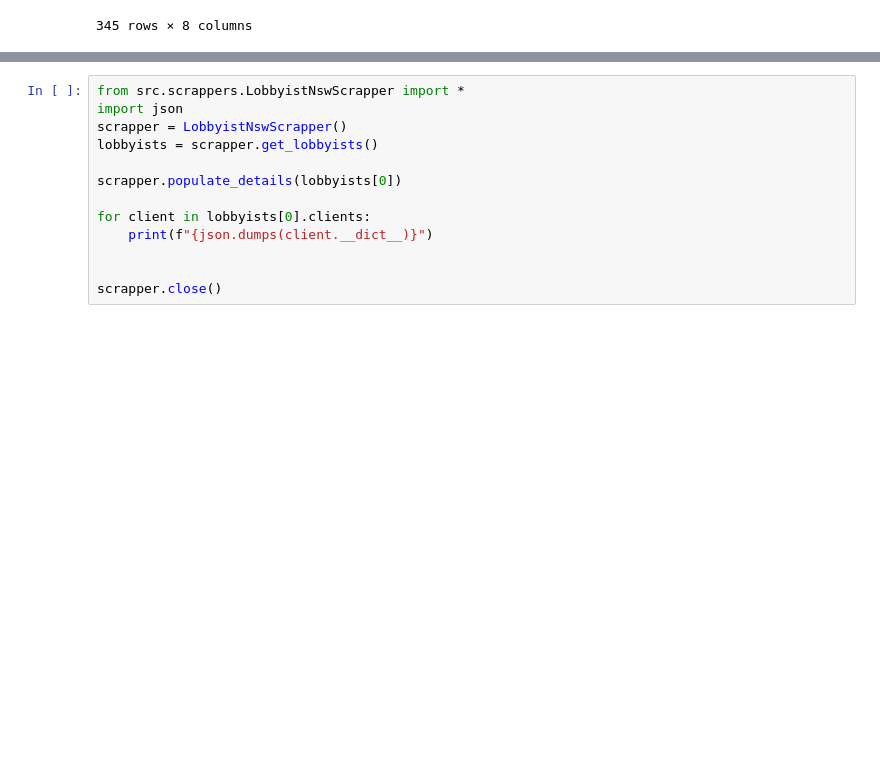
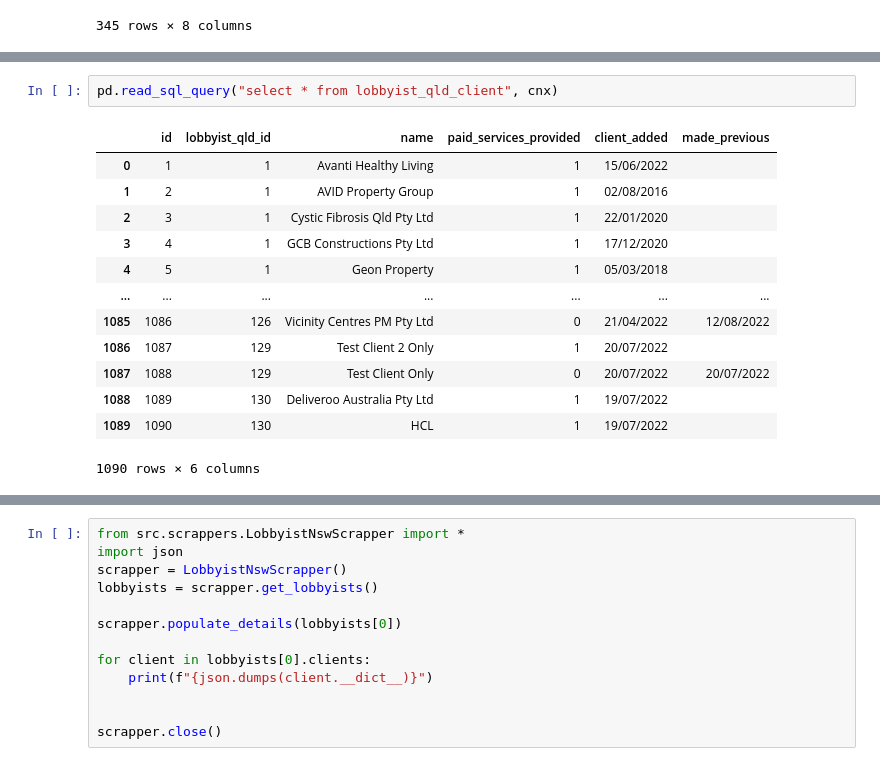
Before and after one commit to sjeruto/ARDC-Project, a Jupyter notebook: notebooks/mg_workbook.ipynb, the cells around one changed output, grey strips where cells are left out. Cells and saved outputs as stored; diff of their text form; blank space fills up the shorter version.

```diff
--- a/notebooks/mg_workbook.ipynb
+++ b/notebooks/mg_workbook.ipynb
@@ -91,0 +124,16 @@ pd.read_sql_query("select * from lobbyist_nsw_owner", cnx)
+# %%
+pd.read_sql_query("select * from lobbyist_qld_client", cnx)
+# %% [output]
+|  | id | lobbyist_qld_id | name | paid_services_provided | client_added | made_previous |
+| 0 | 1 | 1 | Avanti Healthy Living | 1 | 15/06/2022 |  |
+| 1 | 2 | 1 | AVID Property Group | 1 | 02/08/2016 |  |
+| 2 | 3 | 1 | Cystic Fibrosis Qld Pty Ltd | 1 | 22/01/2020 |  |
+| 3 | 4 | 1 | GCB Constructions Pty Ltd | 1 | 17/12/2020 |  |
+| 4 | 5 | 1 | Geon Property | 1 | 05/03/2018 |  |
+| ... | ... | ... | ... | ... | ... | ... |
+| 1085 | 1086 | 126 | Vicinity Centres PM Pty Ltd | 0 | 21/04/2022 | 12/08/2022 |
+| 1086 | 1087 | 129 | Test Client 2 Only | 1 | 20/07/2022 |  |
+| 1087 | 1088 | 129 | Test Client Only | 0 | 20/07/2022 | 20/07/2022 |
+| 1088 | 1089 | 130 | Deliveroo Australia Pty Ltd | 1 | 19/07/2022 |  |
+| 1089 | 1090 | 130 | HCL | 1 | 19/07/2022 |  |
+1090 rows × 6 columns
```
Also changed, not shown: parts of 7 cells of this notebook, 3 other files.
